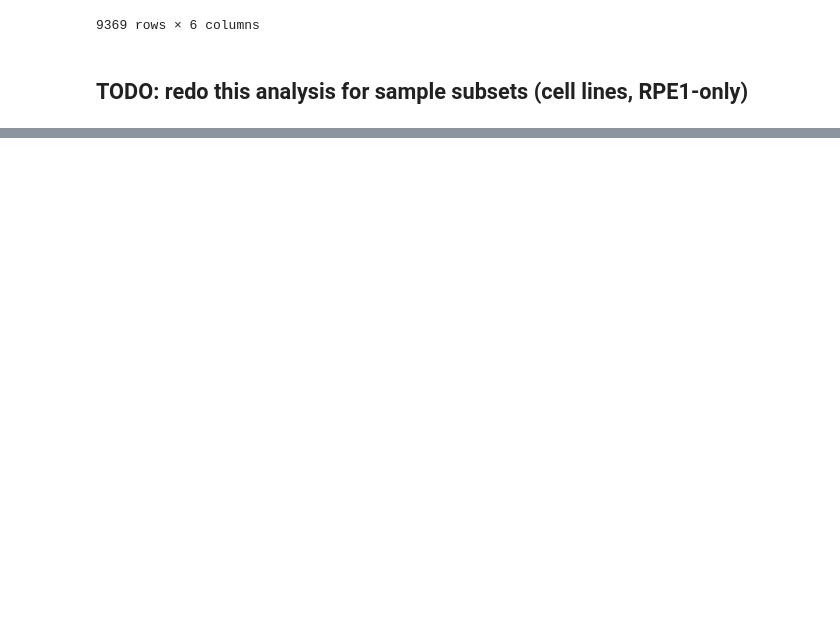
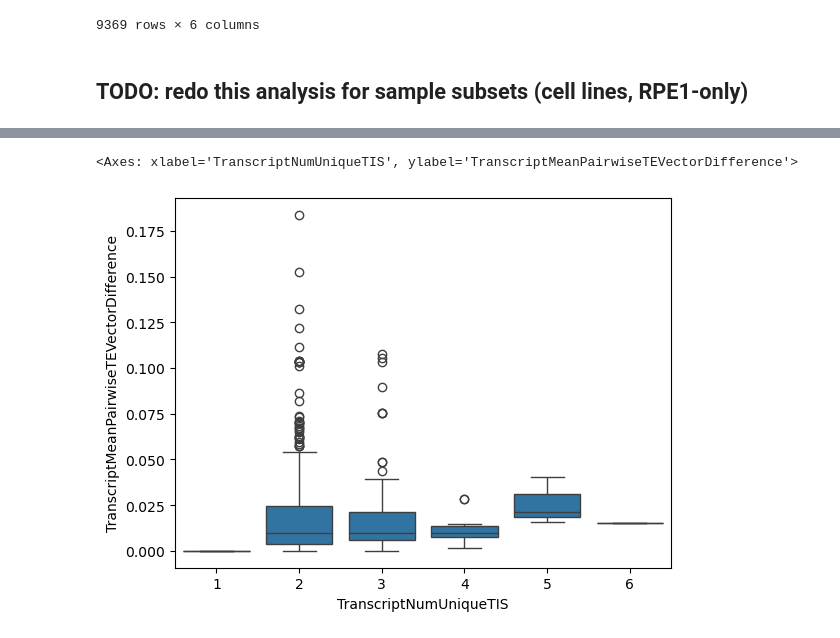
Before and after one commit to cheeseman-lab/coTISja, a Jupyter notebook: src/notebooks/sample_comparison.ipynb, the cells around one changed output, grey strips where cells are left out. Saved outputs shown, nothing was run; the diff lists cells and outputs as text; code cells hidden in the pictures; blank space fills up the shorter version.

```diff
--- a/src/notebooks/sample_comparison.ipynb
+++ b/src/notebooks/sample_comparison.ipynb
@@ -1737,0 +1832,8 @@ summarize_vector_differences(gene_to_tis_vector, gene_to_distance_matrix, group_
+# %%
+sns.boxplot(
+    rpe1_transcript_tis_vector_summary[rpe1_transcript_tis_vector_summary['TranscriptNumSamplesWithAllTIS'] >= 3],
+    x='TranscriptNumUniqueTIS', y='TranscriptMeanPairwiseTEVectorDifference'
+)
+# %% [output]
+<Axes: xlabel='TranscriptNumUniqueTIS', ylabel='TranscriptMeanPairwiseTEVectorDifference'>
+[figure, added]
```
Also changed, not shown: parts of 48 cells of this notebook, 1 other file.
